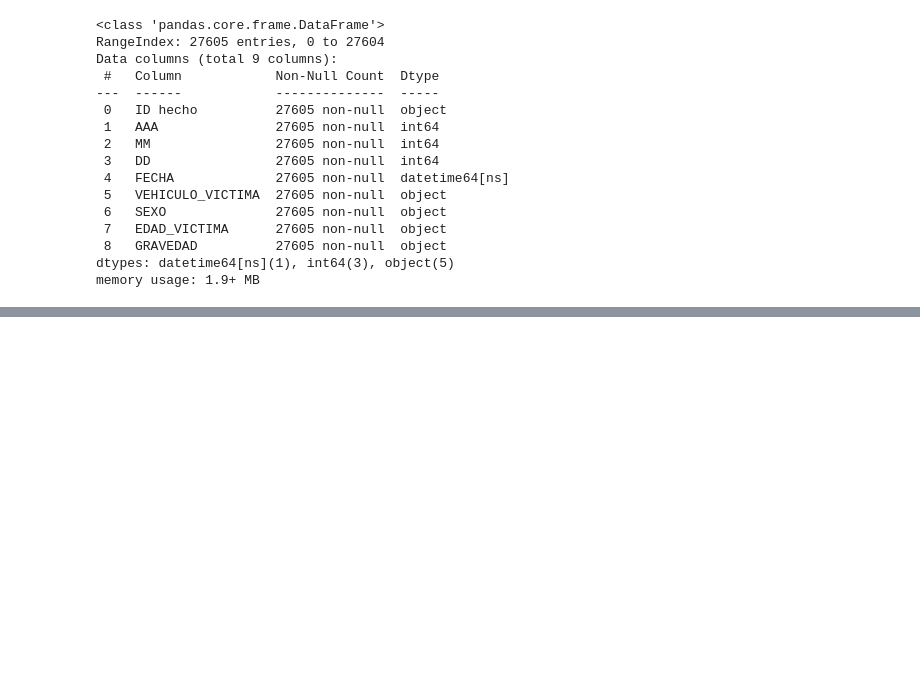
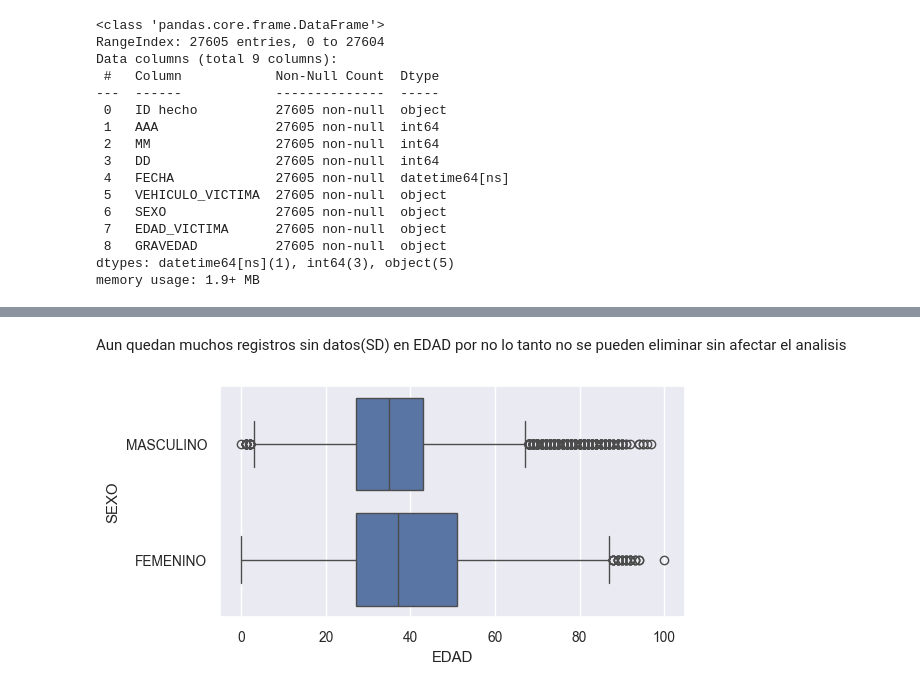
Before and after one commit to nelvinvelazco/henry-PI-SiniestrosViales, a Jupyter notebook: EDA_Lesionados.ipynb, the cells around one changed output, grey strips where cells are left out. Drawn from its saved outputs; the diff is of its cells as text; code cells hidden in the pictures; blank space fills up the shorter version.

```diff
--- a/EDA_Lesionados.ipynb
+++ b/EDA_Lesionados.ipynb
@@ -253,0 +296,3 @@ dtype: int64
+# %%
+df_victimas_lesiones.loc[df_victimas_lesiones['GRAVEDAD'] == 'sd', 'GRAVEDAD'] = 'SD'
+df_victimas_lesiones.loc[df_victimas_lesiones['GRAVEDAD'] == 'grave', 'GRAVEDAD'] = 'GRAVE'
@@ -253,0 +301,2 @@ dtype: int64
+# %%
+df_victimas_lesiones.loc[df_victimas_lesiones['EDAD'] == 'sd', 'EDAD'] = 'SD'
@@ -253,0 +305,5 @@ dtype: int64
+# %%
+Promedio_edad_M= round(df_victimas_lesiones[(df_victimas_lesiones['SEXO'] == 'MASCULINO') & (df_victimas_lesiones['EDAD'] != 'SD')]['EDAD'].astype(int).mean())
+print(Promedio_edad_M)
+Promedio_edad_F= round(df_victimas_lesiones[(df_victimas_lesiones['SEXO'] == 'FEMENINO') & (df_victimas_lesiones['EDAD'] != 'SD')]['EDAD'].astype(int).mean())
+print(Promedio_edad_F)
@@ -253,0 +315,3 @@ dtype: int64
+# %%
+df_victimas_lesiones.loc[(df_victimas_lesiones['SEXO'] == 'MASCULINO') & (df_victimas_lesiones['EDAD'] == 'SD'),'EDAD'] = Promedio_edad_M
+df_victimas_lesiones.loc[(df_victimas_lesiones['SEXO'] == 'FEMENIMO') & (df_victimas_lesiones['EDAD'] == 'SD'),'EDAD'] = Promedio_edad_F
@@ -253,0 +334,9 @@ dtype: int64
+# %% [markdown]
+Aun quedan muchos registros sin datos(SD) en EDAD por no lo tanto no se pueden eliminar sin afectar el analisis
+# %%
+df_grafico= df_victimas_lesiones[(df_victimas_lesiones['SEXO'] != 'SD') & (df_victimas_lesiones['EDAD'] != 'SD')]
+plt.figure(figsize= (6,3))
+sns.boxplot(data=df_grafico, x=df_grafico['EDAD'].astype(int), y='SEXO')
+plt.show()
+# %% [output]
+[figure, added]
```
Also changed, not shown: parts of 31 cells of this notebook, 6 other files.
